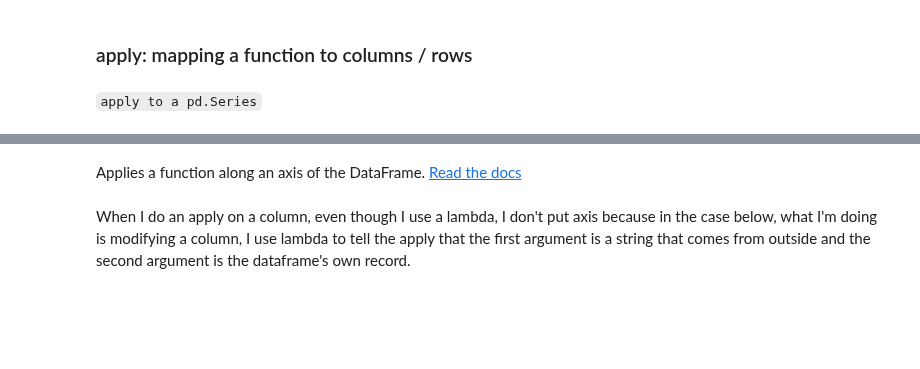
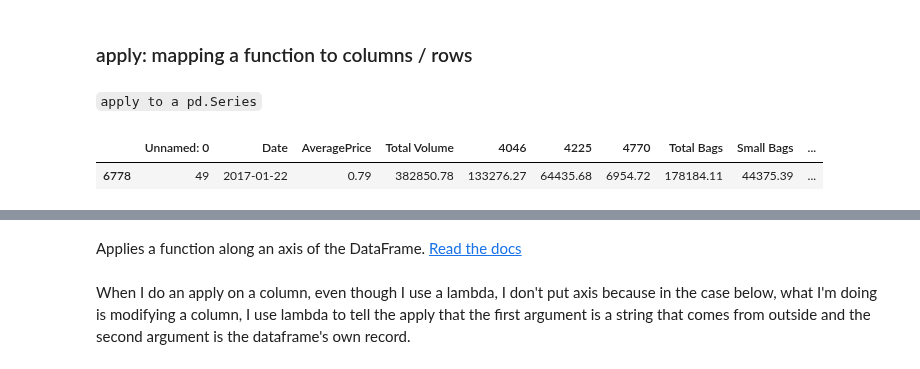
Before and after one commit to Ironhack-data-bcn-january-2023/lectures, a Jupyter notebook: week-2/3-Pandas II - Transformation.ipynb, the cells around one changed output, grey strips where cells are left out. Cells and saved outputs as stored; diff of their text form; code cells hidden in the pictures; blank space fills up the shorter version.

```diff
--- a/week-2/3-Pandas II - Transformation.ipynb
+++ b/week-2/3-Pandas II - Transformation.ipynb
@@ -830,0 +834,6 @@ df.sample()
+# %%
+df = pd.read_csv("../datasets/avocado_kaggle.csv")
+df.sample()
+# %% [output]
+|  | Unnamed: 0 | Date | AveragePrice | Total Volume | 4046 | 4225 | 4770 | Total Bags | Small Bags | ... |
+| 6778 | 49 | 2017-01-22 | 0.79 | 382850.78 | 133276.27 | 64435.68 | 6954.72 | 178184.11 | 44375.39 | ... |
```
Also changed, not shown: parts of 68 cells of this notebook, 1 other file.
